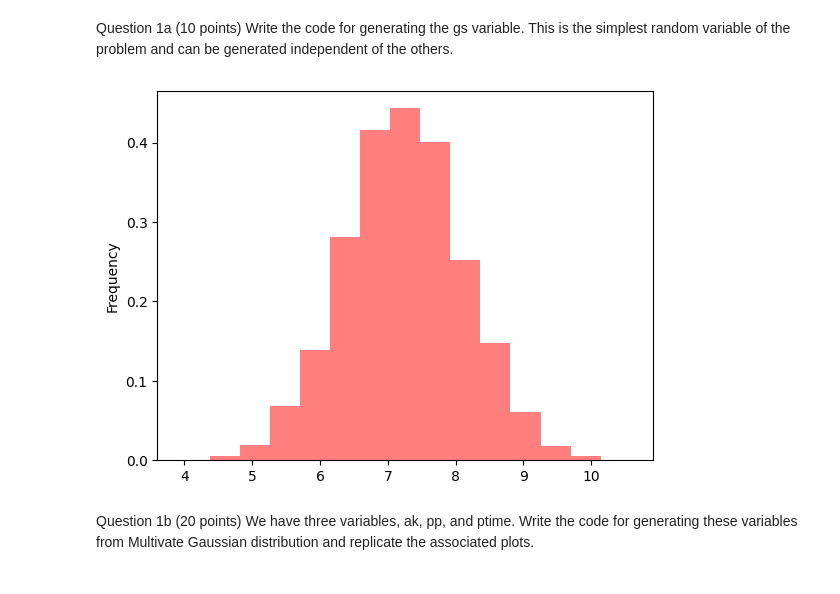
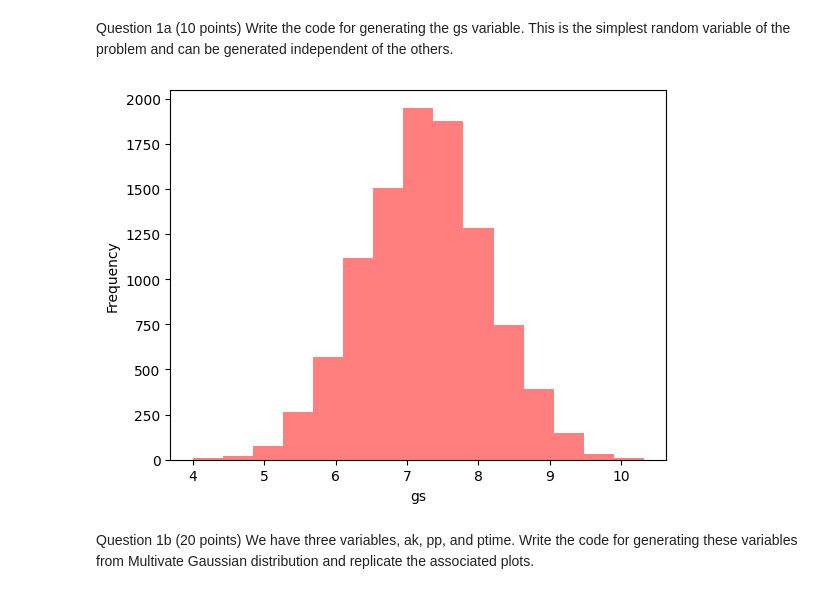
Before and after one commit to Jasonchen0317/ML_Projects, a Jupyter notebook: Assignment1.ipynb, the cells around one changed output. Saved outputs shown, nothing was run; the diff lists cells and outputs as text; code cells hidden in the pictures.

```diff
--- a/Assignment1.ipynb
+++ b/Assignment1.ipynb
@@ -11,12 +12,13 @@ from scipy.stats import multivariate_normal
 import statistics
 # %%
-data = np.random.normal(7.25, 0.875, 10000)
+gs = np.random.normal(7.25, 0.875, 10000)
+plt.xlabel('gs')
 plt.ylabel('Frequency')
-plt.hist(data, bins=15, density=True, alpha=0.5, color='r')
+plt.hist(gs, bins=15, alpha=0.5, color='r')
 
 plt.show()
 # %% [output]
-[figure, old version]
+[figure, new version]
 # %% [markdown]
 Question 1b (20 points)
 We have three variables, ak, pp, and ptime. Write the code for generating these variables from Multivate Gaussian distribution and replicate the associated plots.
```
Also changed, not shown: parts of 9 cells of this notebook.
